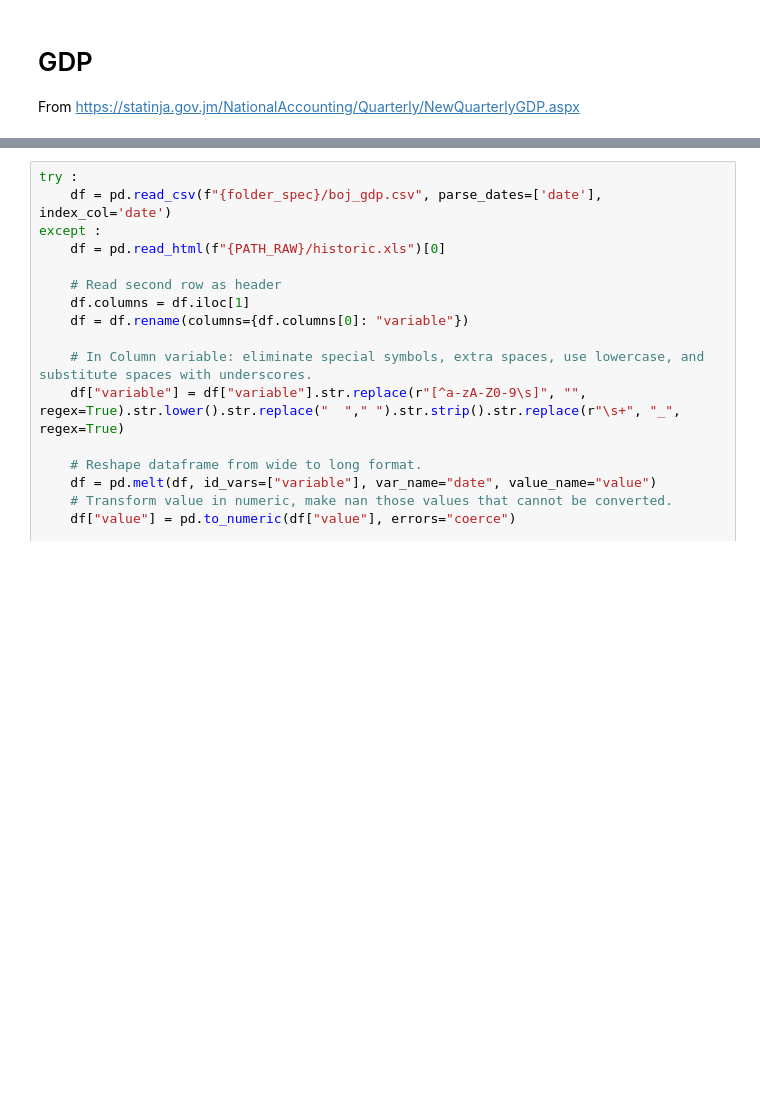
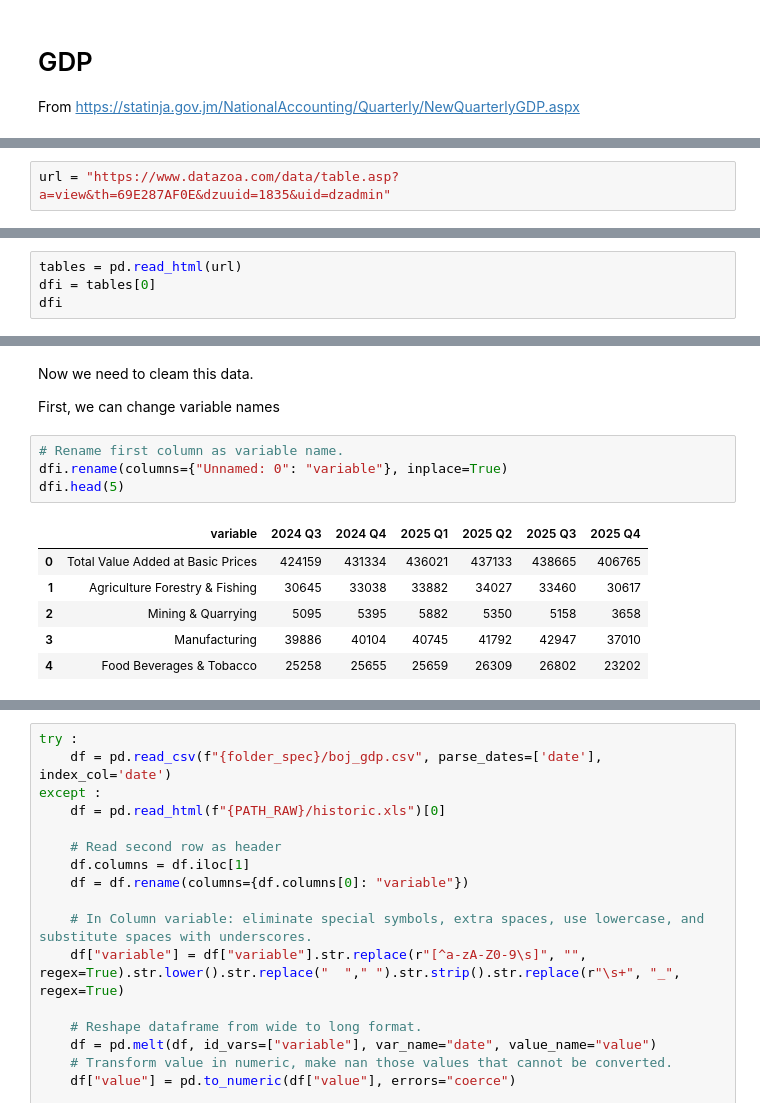
Before and after one commit to guerreroda/nwcst_jam, a Jupyter notebook: activity/s3a_data_download.ipynb, the cells around one changed output, grey strips where cells are left out. Saved outputs shown, nothing was run; the diff lists cells and outputs as text; blank space fills up the shorter version.

```diff
--- a/activity/s3a_data_download.ipynb
+++ b/activity/s3a_data_download.ipynb
@@ -26,0 +31,2 @@ From https://statinja.gov.jm/NationalAccounting/Quarterly/NewQuarterlyGDP.aspx
+# %%
+url = "https://www.datazoa.com/data/table.asp?a=view&th=69E287AF0E&dzuuid=1835&uid=dzadmin"
@@ -26,0 +35,4 @@ From https://statinja.gov.jm/NationalAccounting/Quarterly/NewQuarterlyGDP.aspx
+# %%
+tables = pd.read_html(url)
+dfi = tables[0]
+dfi
@@ -26,0 +57,15 @@ From https://statinja.gov.jm/NationalAccounting/Quarterly/NewQuarterlyGDP.aspx
+# %% [markdown]
+Now we need to cleam this data.
+
+First, we can change variable names
+# %%
+# Rename first column as variable name.
+dfi.rename(columns={"Unnamed: 0": "variable"}, inplace=True)
+dfi.head(5)
+# %% [output]
+|  | variable | 2024 Q3 | 2024 Q4 | 2025 Q1 | 2025 Q2 | 2025 Q3 | 2025 Q4 |
+| 0 | Total Value Added at Basic Prices | 424159 | 431334 | 436021 | 437133 | 438665 | 406765 |
+| 1 | Agriculture Forestry & Fishing | 30645 | 33038 | 33882 | 34027 | 33460 | 30617 |
+| 2 | Mining & Quarrying | 5095 | 5395 | 5882 | 5350 | 5158 | 3658 |
+| 3 | Manufacturing | 39886 | 40104 | 40745 | 41792 | 42947 | 37010 |
+| 4 | Food Beverages & Tobacco | 25258 | 25655 | 25659 | 26309 | 26802 | 23202 |
```
Also changed, not shown: parts of 16 cells of this notebook.
